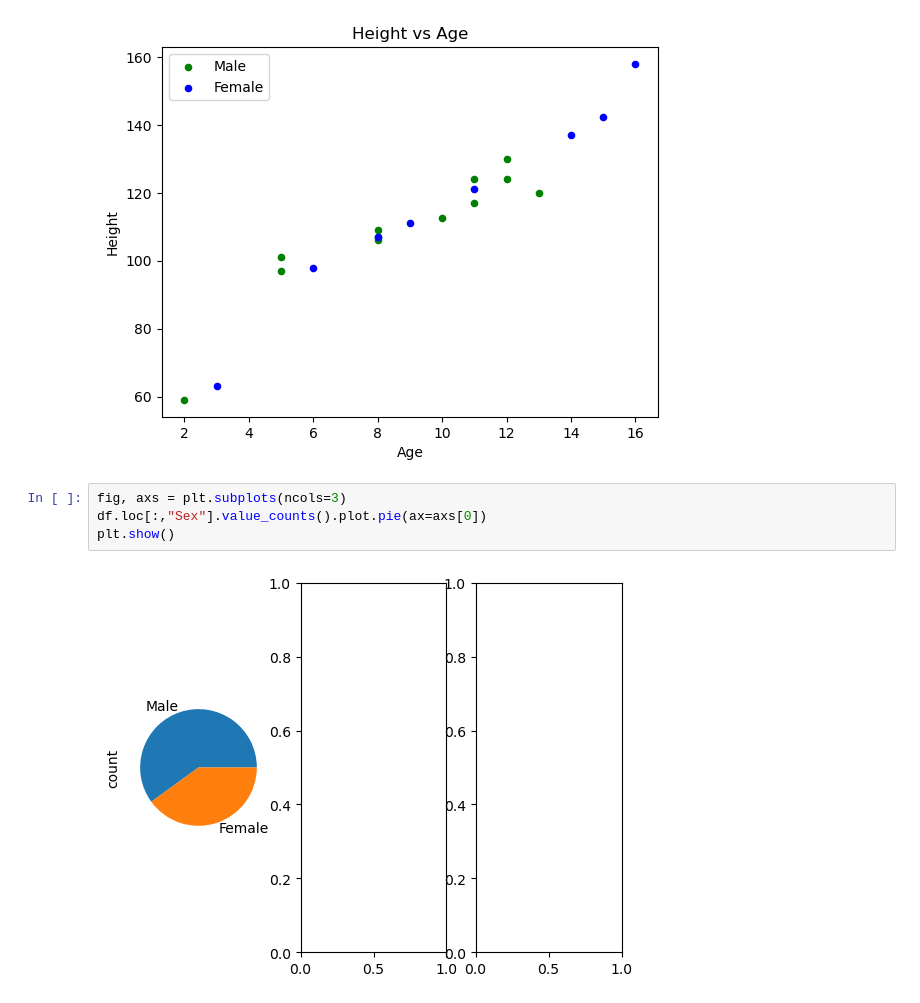
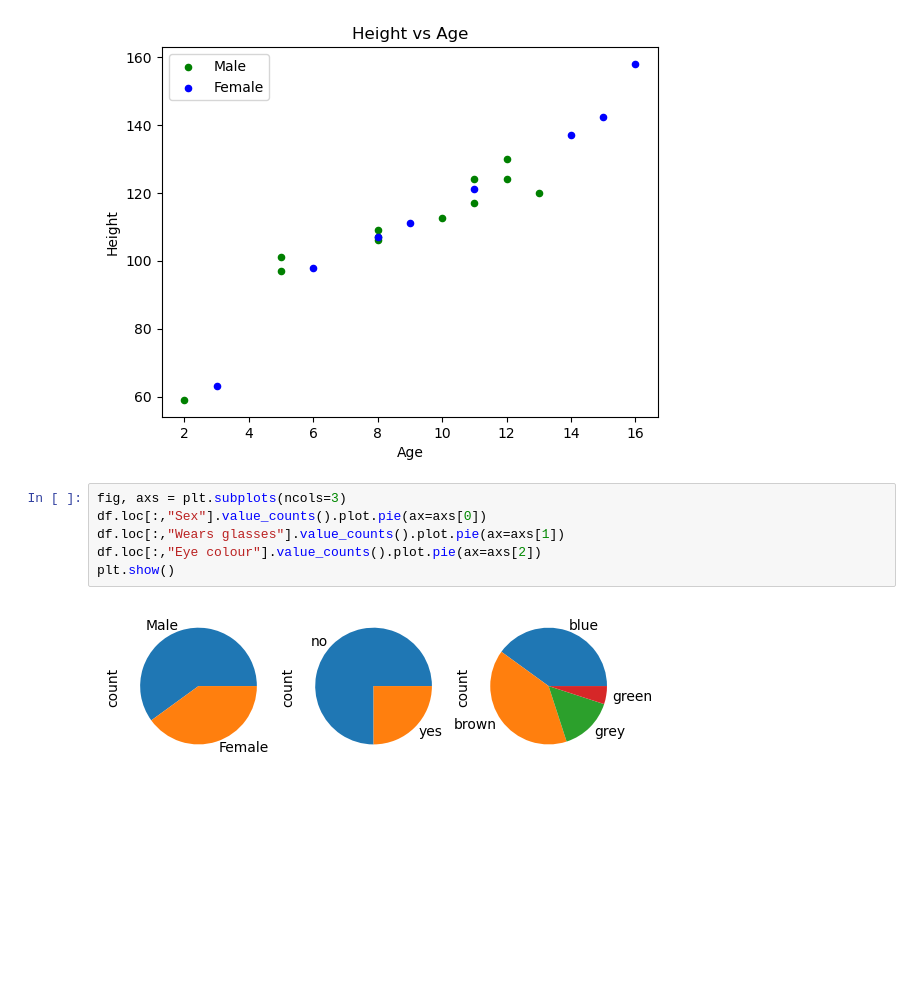
Before and after one commit to lkeegan/jupyter-data-exploration-live, a Jupyter notebook: part2.ipynb, the cells around one changed output. Cells and saved outputs as stored; diff of their text form; blank space fills up the shorter version.

```diff
--- a/part2.ipynb
+++ b/part2.ipynb
@@ -336,6 +336,8 @@ plt.show()
 # %%
 fig, axs = plt.subplots(ncols=3)
 df.loc[:,"Sex"].value_counts().plot.pie(ax=axs[0])
+df.loc[:,"Wears glasses"].value_counts().plot.pie(ax=axs[1])
+df.loc[:,"Eye colour"].value_counts().plot.pie(ax=axs[2])
 plt.show()
 # %% [output]
-[figure, old version]
+[figure, new version]
```
